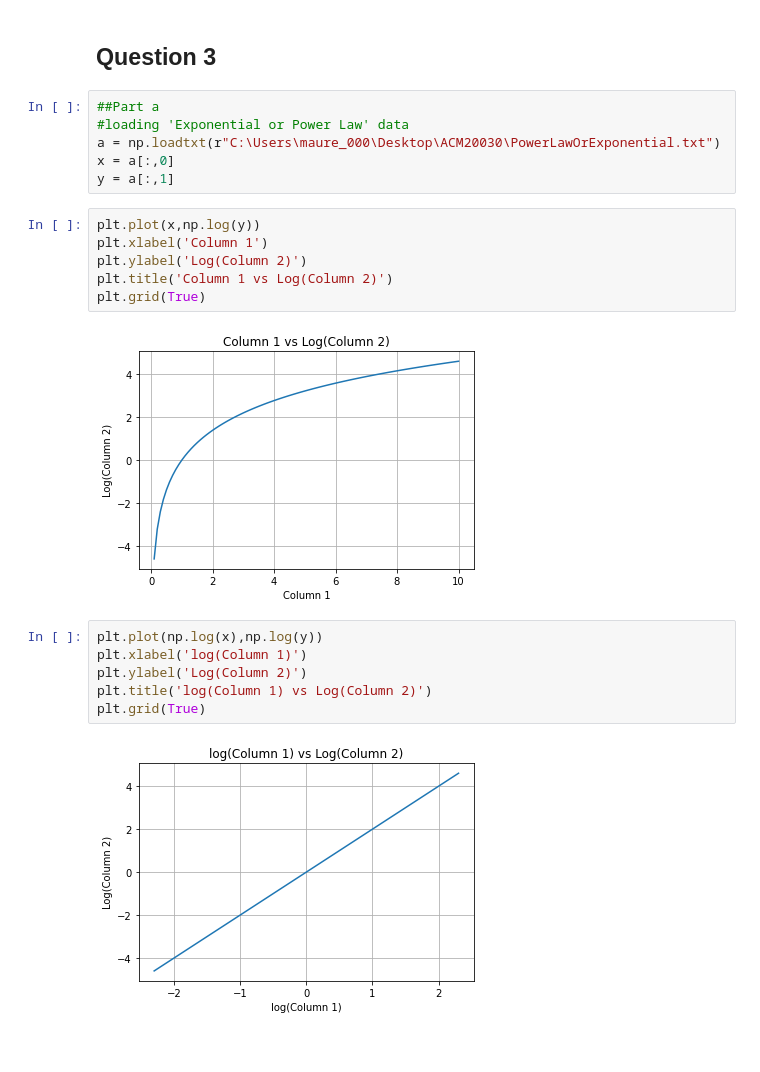
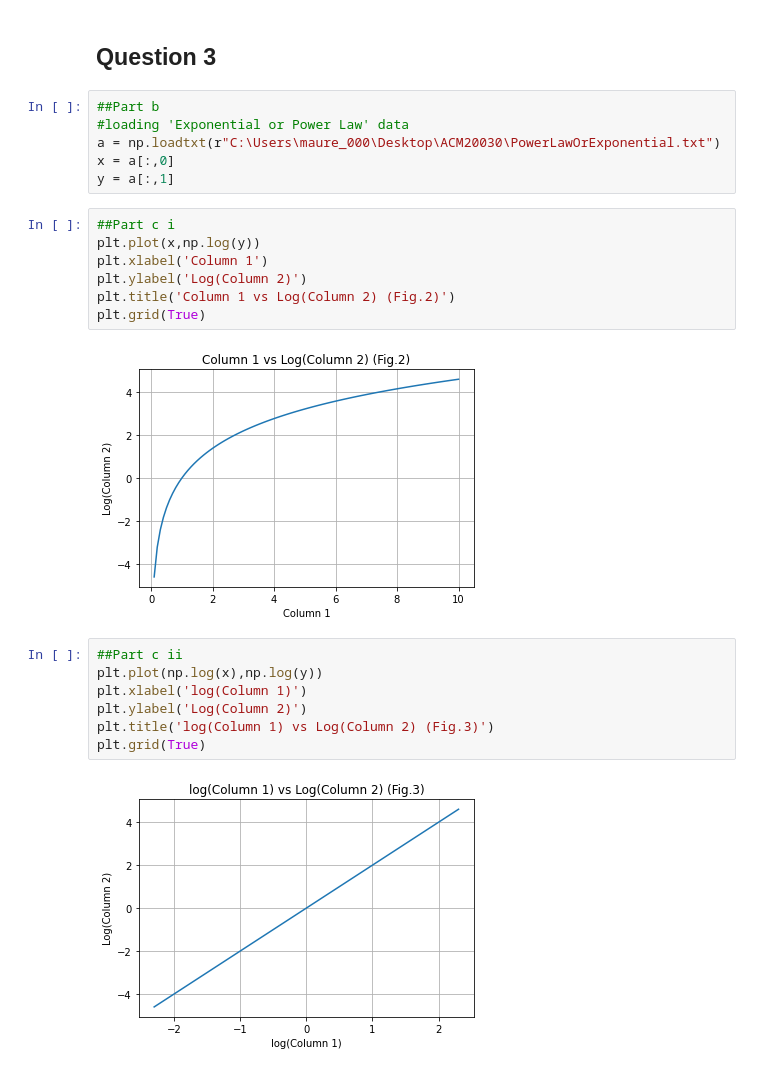
Before and after one commit to odhrandooley/ACM20030-Assignments, a Jupyter notebook: ACM20030-Assignment-1.ipynb, the cells around one changed output. Saved outputs shown, nothing was run; the diff lists cells and outputs as text.

```diff
--- a/ACM20030-Assignment-1.ipynb
+++ b/ACM20030-Assignment-1.ipynb
@@ -180,24 +180,26 @@ Text(0.5, 1.0, 'Prime numbers below 40')
 # %% [markdown]
 ## Question 3
 # %%
-##Part a
+##Part b
 #loading 'Exponential or Power Law' data
 a = np.loadtxt(r"C:\Users\maure_000\Desktop\ACM20030\PowerLawOrExponential.txt")
 x = a[:,0]
 y = a[:,1]
 # %%
+##Part c i
 plt.plot(x,np.log(y))
 plt.xlabel('Column 1')
 plt.ylabel('Log(Column 2)')
-plt.title('Column 1 vs Log(Column 2)')
+plt.title('Column 1 vs Log(Column 2) (Fig.2)')
 plt.grid(True)
 # %% [output]
-[figure, old version]
+[figure, new version]
 # %%
+##Part c ii
 plt.plot(np.log(x),np.log(y))
 plt.xlabel('log(Column 1)')
 plt.ylabel('Log(Column 2)')
-plt.title('log(Column 1) vs Log(Column 2)')
+plt.title('log(Column 1) vs Log(Column 2) (Fig.3)')
 plt.grid(True)
 # %% [output]
-[figure, old version]
+[figure, new version]
```
Also changed, not shown: parts of 3 cells of this notebook.
